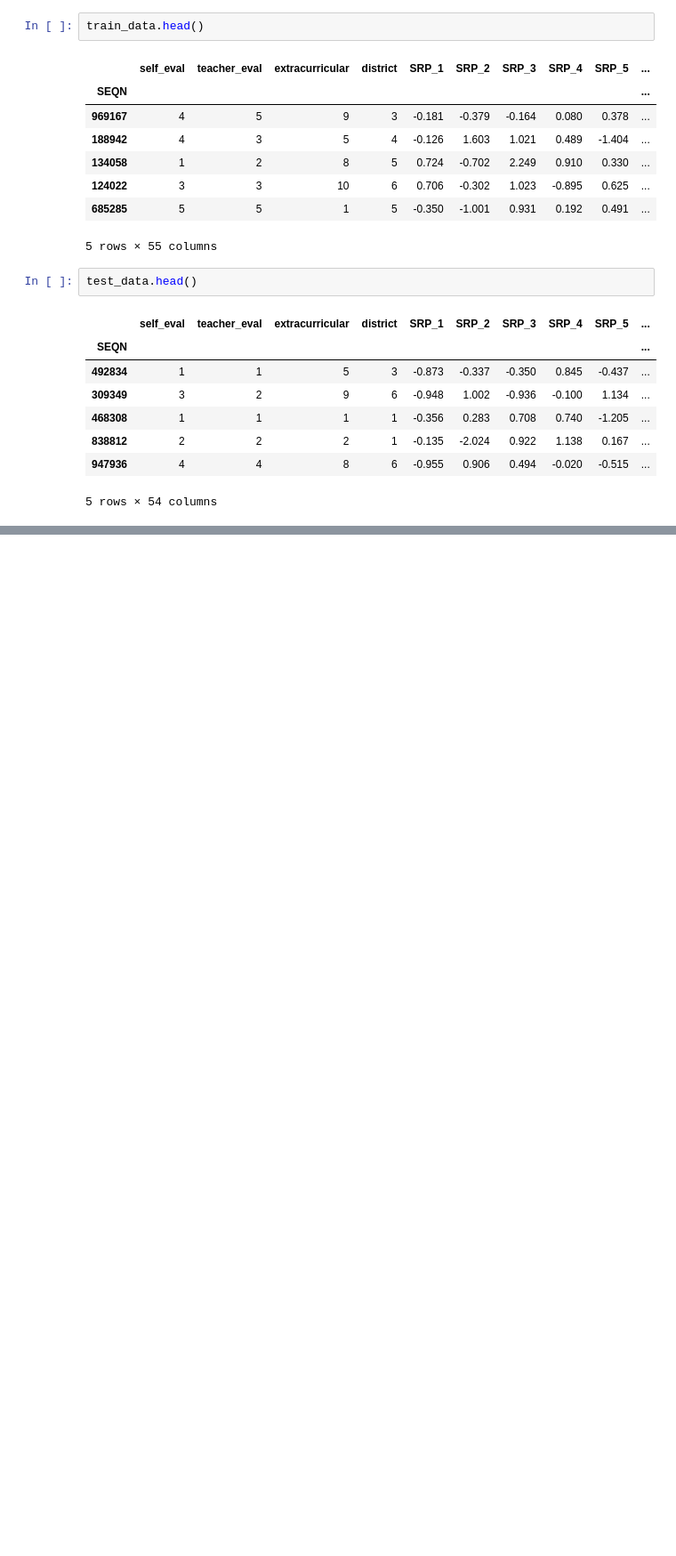
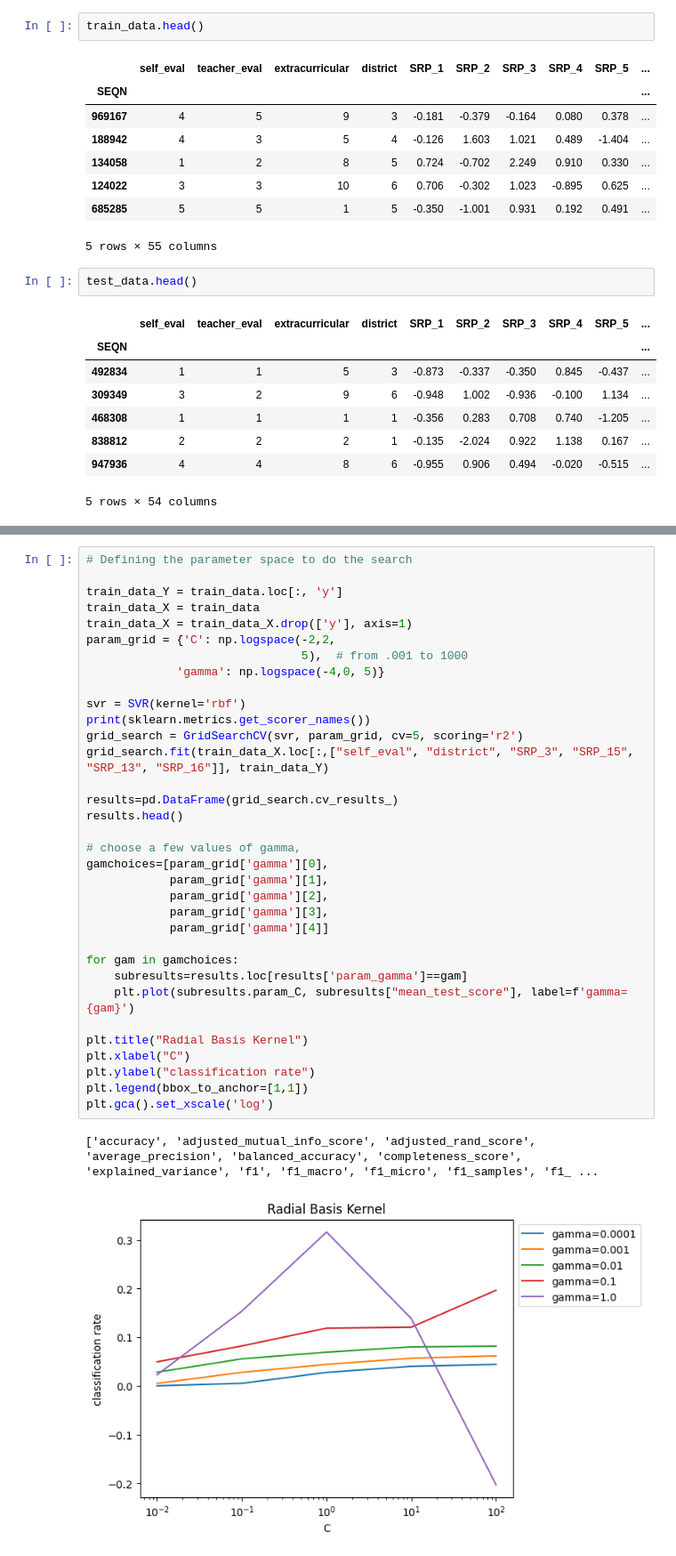
Before and after one commit to mcanearm/YGTBKM, a Jupyter notebook: kaggle/503_kaggle.ipynb, the cells around one changed output, grey strips where cells are left out. Shown at 89% size. Drawn from its saved outputs; the diff is of its cells as text; blank space fills up the shorter version.

```diff
--- a/kaggle/503_kaggle.ipynb
+++ b/kaggle/503_kaggle.ipynb
@@ -85,0 +253,37 @@ R-squared: 0.916172996091951
+# %%
+# Defining the parameter space to do the search
+
+train_data_Y = train_data.loc[:, 'y']
+train_data_X = train_data
+train_data_X = train_data_X.drop(['y'], axis=1)
+param_grid = {'C': np.logspace(-2,2,
+                               5),  # from .001 to 1000
+             'gamma': np.logspace(-4,0, 5)}
+
+svr = SVR(kernel='rbf')
+print(sklearn.metrics.get_scorer_names())
+grid_search = GridSearchCV(svr, param_grid, cv=5, scoring='r2')
+grid_search.fit(train_data_X.loc[:,["self_eval", "district", "SRP_3", "SRP_15", "SRP_13", "SRP_16"]], train_data_Y)
+
+results=pd.DataFrame(grid_search.cv_results_)
+results.head()
+
+# choose a few values of gamma,
+gamchoices=[param_grid['gamma'][0],
+            param_grid['gamma'][1],
+            param_grid['gamma'][2],
+            param_grid['gamma'][3],
+            param_grid['gamma'][4]]
+
+for gam in gamchoices:
+    subresults=results.loc[results['param_gamma']==gam]
+    plt.plot(subresults.param_C, subresults["mean_test_score"], label=f'gamma={gam}')
+
+plt.title("Radial Basis Kernel")
+plt.xlabel("C")
+plt.ylabel("classification rate")
+plt.legend(bbox_to_anchor=[1,1])
+plt.gca().set_xscale('log')
+# %% [output]
+['accuracy', 'adjusted_mutual_info_score', 'adjusted_rand_score', 'average_precision', 'balanced_accuracy', 'completeness_score', 'explained_variance', 'f1', 'f1_macro', 'f1_micro', 'f1_samples', 'f1_ ...
+[figure, added]
```
Also changed, not shown: parts of 11 cells of this notebook.
